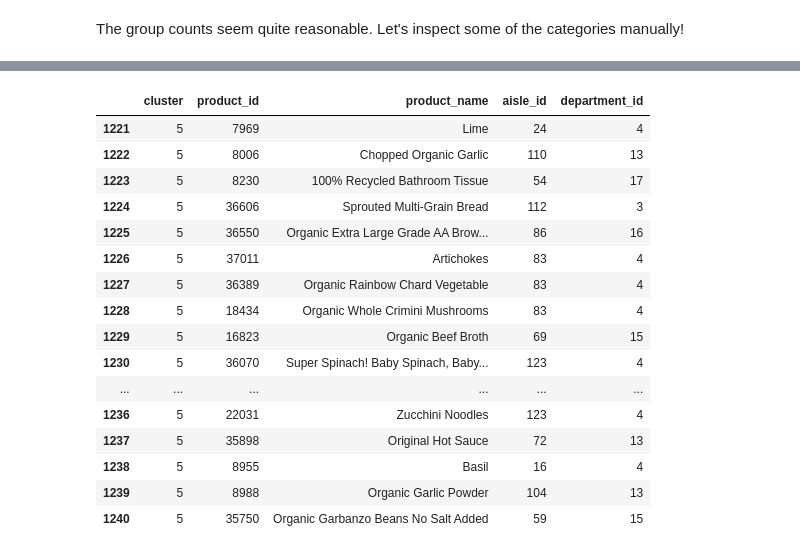
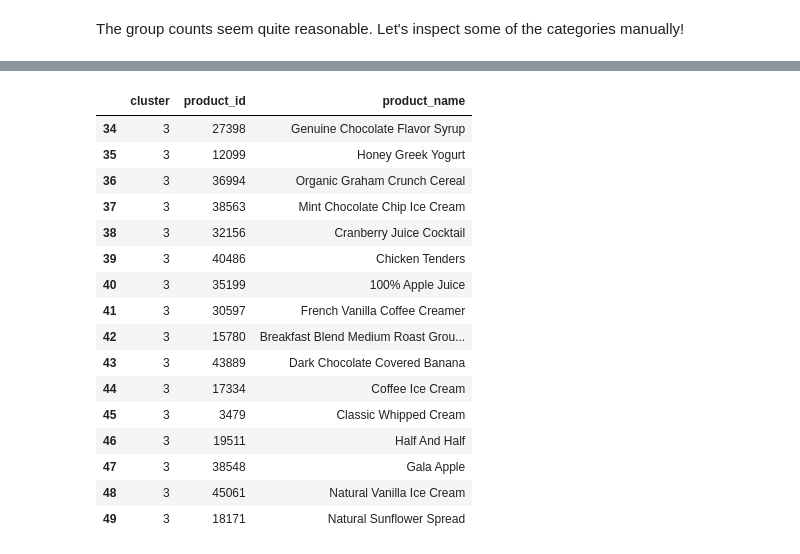
Before and after one commit to raychn1997/grocery-item-clustering, a Jupyter notebook: clustering-v2.ipynb, the cells around one changed output, grey strips where cells are left out. Drawn from its saved outputs; the diff is of its cells as text; code cells hidden in the pictures.

```diff
--- a/clustering-v2.ipynb
+++ b/clustering-v2.ipynb
@@ -102,14 +93,12 @@ A range between 8 and 20 would probably be a good start since we don't want to m
 # %%
 cluster_inertia = []
-for i in range(8, 20):
+for i in range(100, 220, 20):
     model = KMeans(n_clusters=i)
     model.fit(data_clustering)
     cluster_inertia.append(model.inertia_)
 
-plt.plot(range(8, 20), cluster_inertia)
+plt.plot(range(100, 220, 20), cluster_inertia)
 plt.xlabel('Number of Clusters')
 plt.ylabel('Inertia')
 plt.show()
-
-hide_toggle()
 # %% [output]
@@ -121,10 +110,9 @@ Let's now plug in k=14 and get our clusters!
 # %%
-kmeans = KMeans(n_clusters=14)
+kmeans = KMeans(n_clusters=200)
 
 clusters = kmeans.fit_predict(data_clustering)
 final_clusters = pd.DataFrame({'cluster':clusters,
                                'product_id':df.columns})
 df_cluster = final_clusters.sort_values('cluster')
 df_cluster = pd.merge(df_cluster, df_products, how='left', on='product_id')
-
-hide_toggle()
+df_cluster = df_cluster.drop(['aisle_id', 'department_id'], axis=1)
@@ -211,20 +183,20 @@ df_cluster.query('cluster == 1').head(20)
 # %%
-df_cluster.query('cluster == 5').head(20)
+df_cluster.query('cluster == 3')
 # %% [output]
-|  | cluster | product_id | product_name | aisle_id | department_id |
-| 1221 | 5 | 7969 | Lime | 24 | 4 |
-| 1222 | 5 | 8006 | Chopped Organic Garlic | 110 | 13 |
-| 1223 | 5 | 8230 | 100% Recycled Bathroom Tissue | 54 | 17 |
-| 1224 | 5 | 36606 | Sprouted Multi-Grain Bread | 112 | 3 |
-| 1225 | 5 | 36550 | Organic Extra Large Grade AA Brow... | 86 | 16 |
-| 1226 | 5 | 37011 | Artichokes | 83 | 4 |
-| 1227 | 5 | 36389 | Organic Rainbow Chard Vegetable | 83 | 4 |
-| 1228 | 5 | 18434 | Organic Whole Crimini Mushrooms | 83 | 4 |
-| 1229 | 5 | 16823 | Organic Beef Broth | 69 | 15 |
-| 1230 | 5 | 36070 | Super Spinach! Baby Spinach, Baby... | 123 | 4 |
-| ... | ... | ... | ... | ... | ... |
-| 1236 | 5 | 22031 | Zucchini Noodles | 123 | 4 |
-| 1237 | 5 | 35898 | Original Hot Sauce | 72 | 13 |
-| 1238 | 5 | 8955 | Basil | 16 | 4 |
-| 1239 | 5 | 8988 | Organic Garlic Powder | 104 | 13 |
-| 1240 | 5 | 35750 | Organic Garbanzo Beans No Salt Added | 59 | 15 |
+|  | cluster | product_id | product_name |
+| 34 | 3 | 27398 | Genuine Chocolate Flavor Syrup |
+| 35 | 3 | 12099 | Honey Greek Yogurt |
+| 36 | 3 | 36994 | Organic Graham Crunch Cereal |
+| 37 | 3 | 38563 | Mint Chocolate Chip Ice Cream |
+| 38 | 3 | 32156 | Cranberry Juice Cocktail |
+| 39 | 3 | 40486 | Chicken Tenders |
+| 40 | 3 | 35199 | 100% Apple Juice |
+| 41 | 3 | 30597 | French Vanilla Coffee Creamer |
+| 42 | 3 | 15780 | Breakfast Blend Medium Roast Grou... |
+| 43 | 3 | 43889 | Dark Chocolate Covered Banana |
+| 44 | 3 | 17334 | Coffee Ice Cream |
+| 45 | 3 | 3479 | Classic Whipped Cream |
+| 46 | 3 | 19511 | Half And Half |
+| 47 | 3 | 38548 | Gala Apple |
+| 48 | 3 | 45061 | Natural Vanilla Ice Cream |
+| 49 | 3 | 18171 | Natural Sunflower Spread |
```
Also changed, not shown: parts of 15 cells of this notebook, 3 other files.
